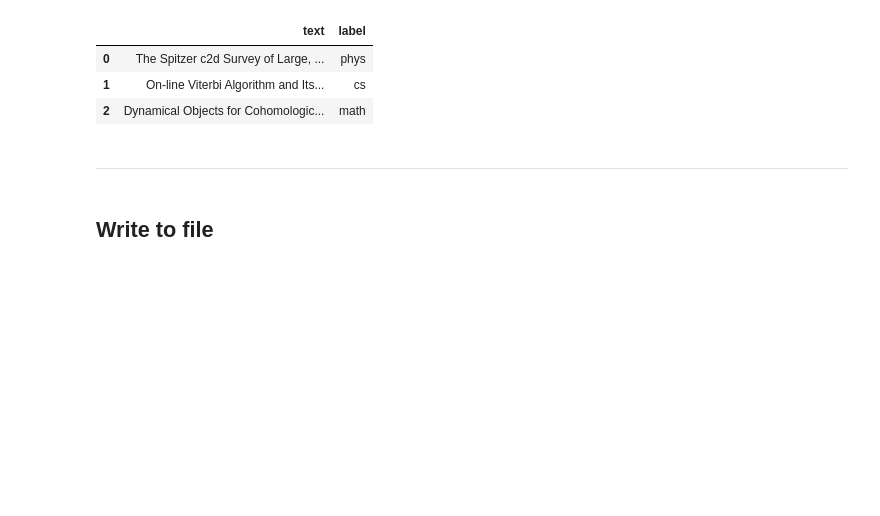
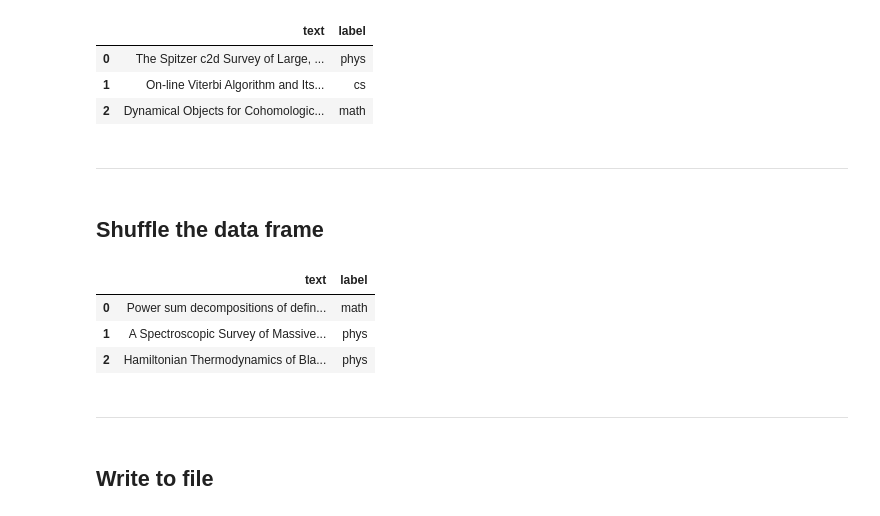
Before and after one commit to olszewskip/ArXiv_Classifier, a Jupyter notebook: arXiv_cleanup.ipynb, the cells around one changed output. Saved outputs shown, nothing was run; the diff lists cells and outputs as text; code cells hidden in the pictures; blank space fills up the shorter version.

```diff
--- a/arXiv_cleanup.ipynb
+++ b/arXiv_cleanup.ipynb
@@ -576,5 +567,6 @@ bare_data = pd.DataFrame()
 # %%
-bare_data['text'] = all_data.title + " " + all_data.abstract
+bare_data = pd.DataFrame()
+bare_data['text'] = all_data.title.str.replace('\s+',' ') + ". " + all_data.abstract.str.replace('\s+',' ')
 bare_data['label'] = all_data.primary_top_level_cat
 # %%
 with pd.option_context('display.max_colwidth', 120):
@@ -584,6 +576,20 @@ with pd.option_context('display.max_colwidth', 120):
 | 0 | The Spitzer c2d Survey of Large, ... | phys |
 | 1 | On-line Viterbi Algorithm and Its... | cs |
 | 2 | Dynamical Objects for Cohomologic... | math |
+# %% [markdown]
+---
+# %% [markdown]
+## Shuffle the data frame
+# %%
+bare_data = bare_data.sample(frac=1).reset_index(drop=True)
+
+with pd.option_context('display.max_colwidth', 120):
+    display(bare_data[:3])
+# %% [output]
+|  | text | label |
+| 0 | Power sum decompositions of defin... | math |
+| 1 | A Spectroscopic Survey of Massive... | phys |
+| 2 | Hamiltonian Thermodynamics of Bla... | phys |
 # %% [markdown]
 ---
 # %% [markdown]
```
Also changed, not shown: parts of 13 cells of this notebook.
